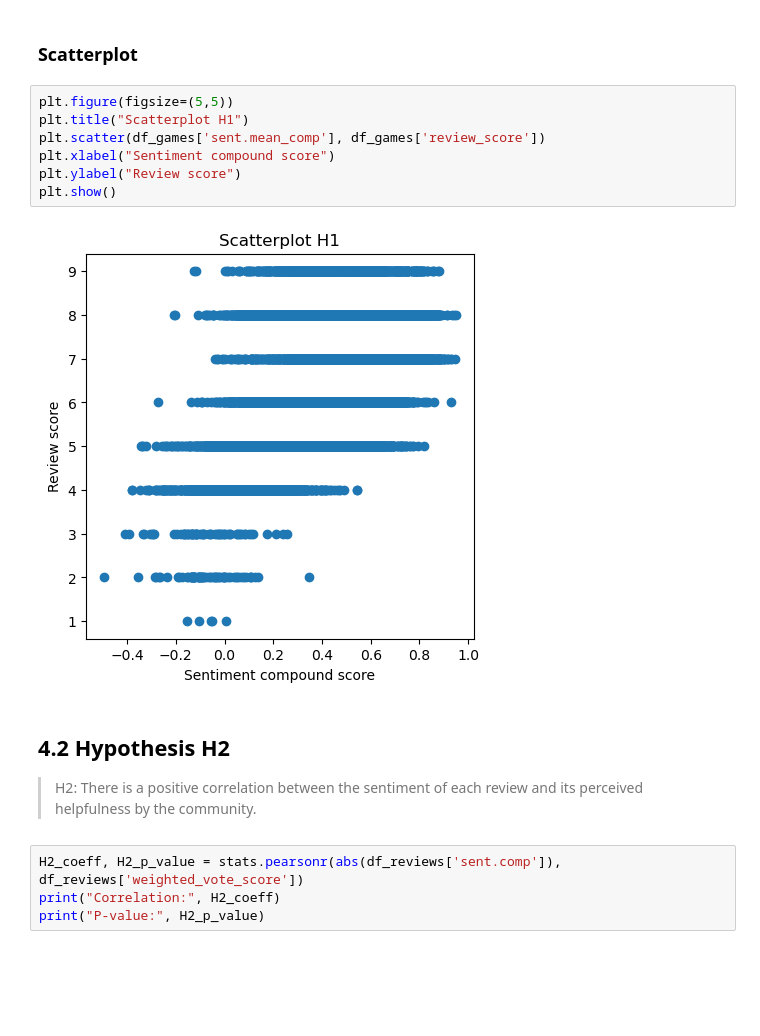
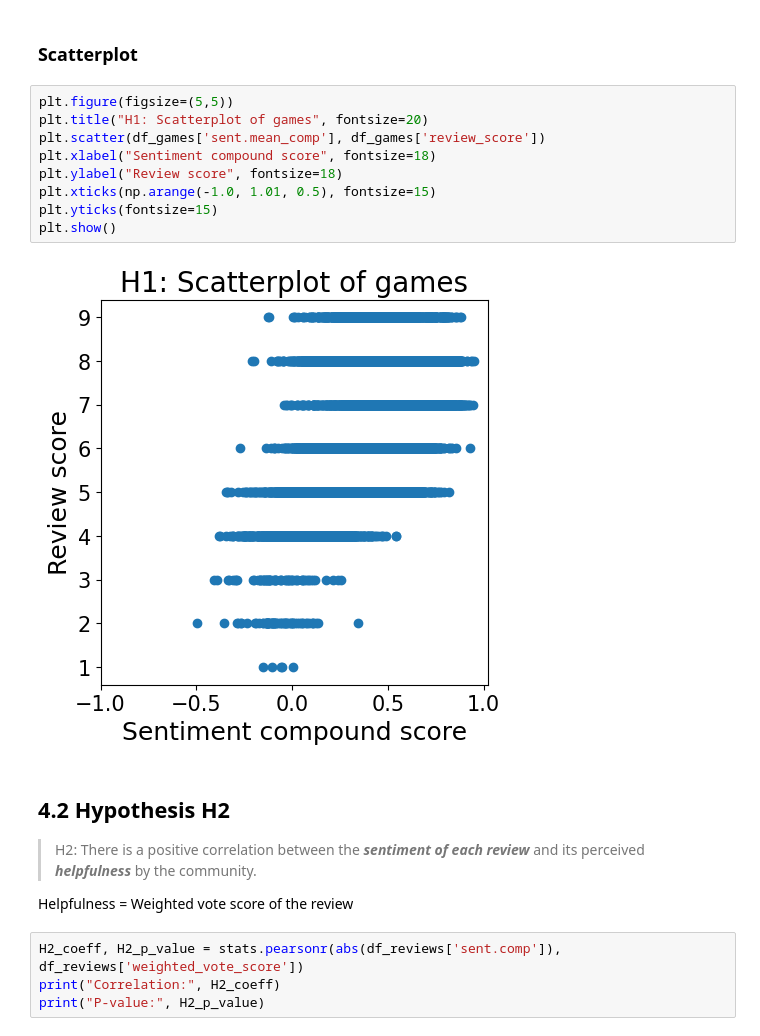
Before and after one commit to csum1/SteamGamesSentiment, a Jupyter notebook: steam.ipynb, the cells around one changed output. Cells and saved outputs as stored; diff of their text form; blank space fills up the shorter version.

```diff
--- a/steam.ipynb
+++ b/steam.ipynb
@@ -550,17 +550,21 @@ display(pd.DataFrame(test_values))
 ### Scatterplot
 # %%
 plt.figure(figsize=(5,5))
-plt.title("Scatterplot H1")
+plt.title("H1: Scatterplot of games", fontsize=20)
 plt.scatter(df_games['sent.mean_comp'], df_games['review_score'])
-plt.xlabel("Sentiment compound score")
-plt.ylabel("Review score")
+plt.xlabel("Sentiment compound score", fontsize=18)
+plt.ylabel("Review score", fontsize=18)
+plt.xticks(np.arange(-1.0, 1.01, 0.5), fontsize=15)
+plt.yticks(fontsize=15)
 plt.show()
 # %% [output]
-[figure, old version]
+[figure, new version]
 # %% [markdown]
 ## 4.2 Hypothesis H2
 
-> H2: There is a positive correlation between the sentiment of each review and its perceived helpfulness by the community.
+> H2: There is a positive correlation between the _**sentiment of each review**_ and its perceived _**helpfulness**_ by the community.
+
+Helpfulness = Weighted vote score of the review
 # %%
 H2_coeff, H2_p_value = stats.pearsonr(abs(df_reviews['sent.comp']), df_reviews['weighted_vote_score'])
 print("Correlation:", H2_coeff)
```
Also changed, not shown: parts of 16 cells of this notebook.
